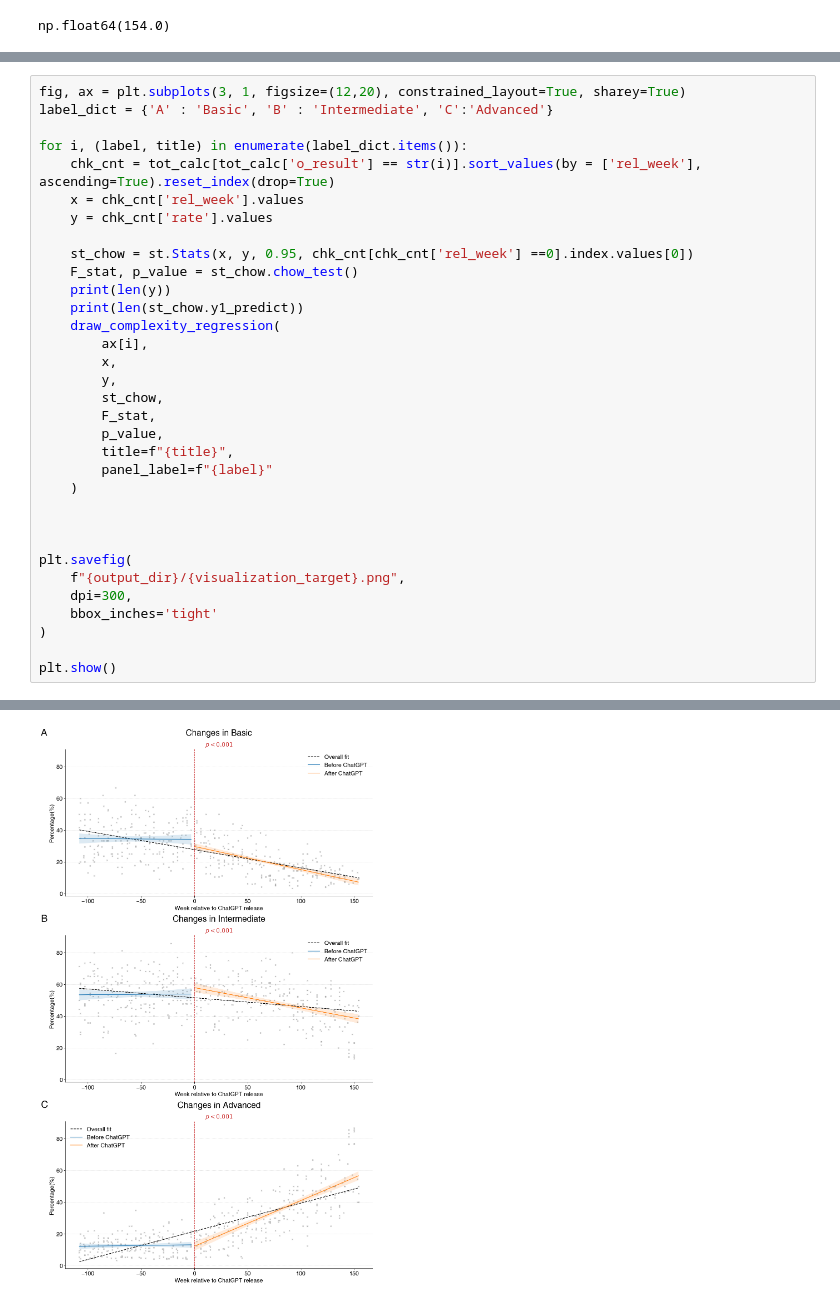
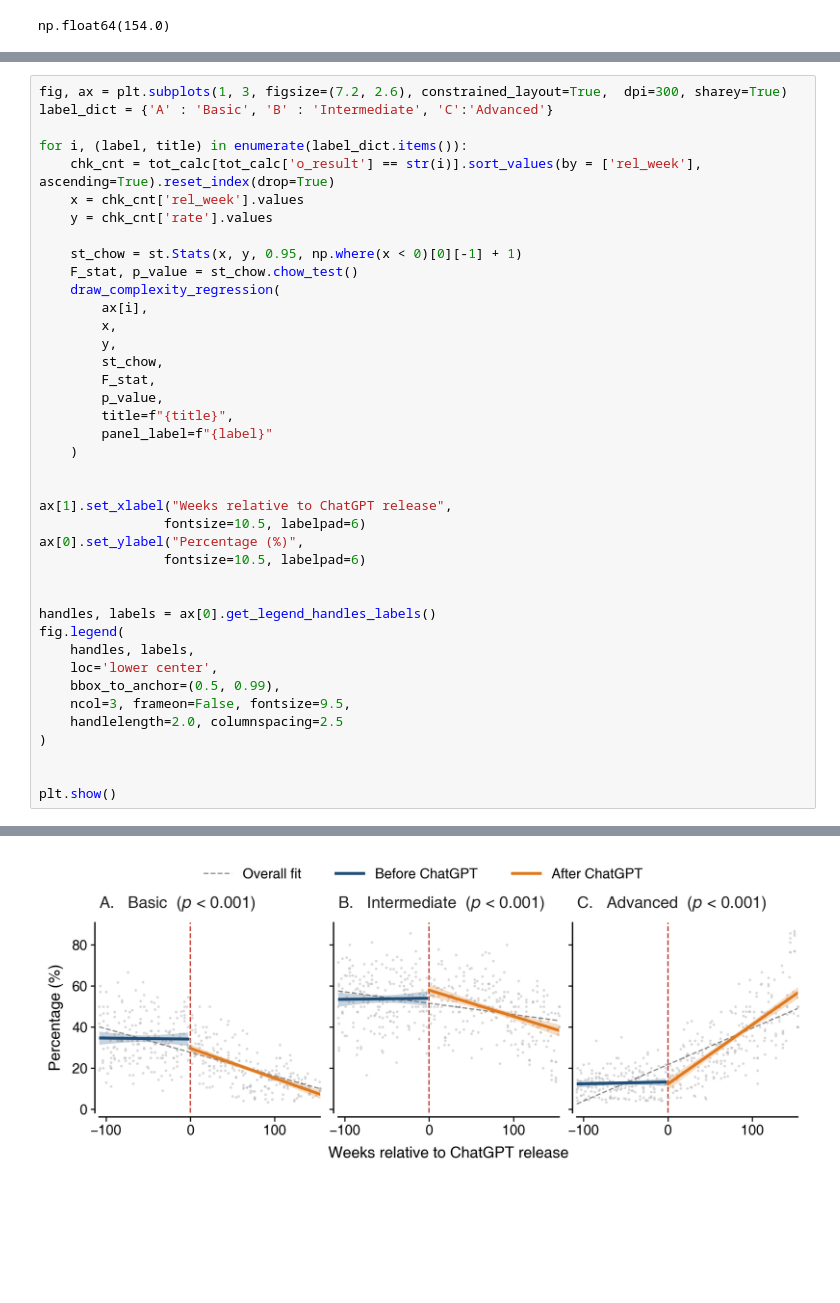
Before and after one commit to myokyunghan/so_difficulty_measure, a Jupyter notebook: run_project/annotate_difficulty/03_visualization/1_visualization.ipynb, the cells around one changed output, grey strips where cells are left out. Cells and saved outputs as stored; diff of their text form; blank space fills up the shorter version.

```diff
--- a/run_project/annotate_difficulty/03_visualization/1_visualization.ipynb
+++ b/run_project/annotate_difficulty/03_visualization/1_visualization.ipynb
@@ -179,5 +180,5 @@ def draw_complexity_regression(ax, x, y, st_chow_1year,
 # %%
-fig, ax = plt.subplots(3, 1, figsize=(12,20), constrained_layout=True, sharey=True)
+fig, ax = plt.subplots(1, 3, figsize=(7.2, 2.6), constrained_layout=True,  dpi=300, sharey=True)
 label_dict = {'A' : 'Basic', 'B' : 'Intermediate', 'C':'Advanced'}
 
 for i, (label, title) in enumerate(label_dict.items()):
@@ -185,10 +186,8 @@ for i, (label, title) in enumerate(label_dict.items()):
     x = chk_cnt['rel_week'].values
     y = chk_cnt['rate'].values
 
-    st_chow = st.Stats(x, y, 0.95, chk_cnt[chk_cnt['rel_week'] ==0].index.values[0])
+    st_chow = st.Stats(x, y, 0.95, np.where(x < 0)[0][-1] + 1)
     F_stat, p_value = st_chow.chow_test()
-    print(len(y))
-    print(len(st_chow.y1_predict))
     draw_complexity_regression(
         ax[i],
         x,
@@ -201,12 +200,21 @@ for i, (label, title) in enumerate(label_dict.items()):
     )
 
 
+ax[1].set_xlabel("Weeks relative to ChatGPT release",
+                fontsize=10.5, labelpad=6)
+ax[0].set_ylabel("Percentage (%)",
+                fontsize=10.5, labelpad=6)
 
-plt.savefig(
-    f"{output_dir}/{visualization_target}.png",
-    dpi=300,
-    bbox_inches='tight'
+
+handles, labels = ax[0].get_legend_handles_labels()
+fig.legend(
+    handles, labels,
+    loc='lower center',
+    bbox_to_anchor=(0.5, 0.99),
+    ncol=3, frameon=False, fontsize=9.5,
+    handlelength=2.0, columnspacing=2.5
 )
 
+
 plt.show()
 # %% [output]
@@ -219 +221 @@ plt.show()
-[figure, old version]
+[figure, new version]
```
Also changed, not shown: parts of 8 cells of this notebook, 24 other files.
